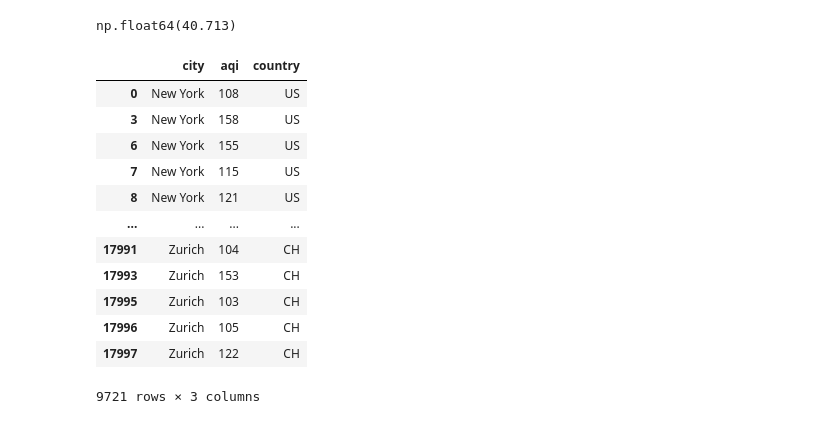
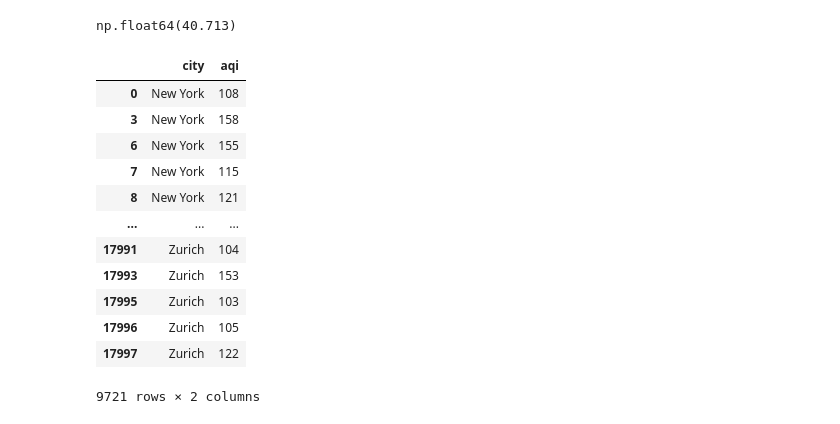
Before and after one commit to bhawana-vibes/AI_class, a Jupyter notebook: pandas.ipynb, the cells around one changed output. Drawn from its saved outputs; the diff is of its cells as text; code cells hidden in the pictures.

```diff
--- a/pandas.ipynb
+++ b/pandas.ipynb
@@ -258,22 +258,25 @@ np.float64(40.713)
 # %%
 #filtering of data
 df[df["aqi"]>100]
 df[(df["aqi"]>100) & (df["temperature"] >30)]
 df[df["aqi"]>100][["city" , "aqi" , "country"]]
+
+#query - copy
+df.query("aqi > 100")[["city" , "aqi"]]
 # %% [output]
-|  | city | aqi | country |
-| 0 | New York | 108 | US |
-| 3 | New York | 158 | US |
-| 6 | New York | 155 | US |
-| 7 | New York | 115 | US |
-| 8 | New York | 121 | US |
-| ... | ... | ... | ... |
-| 17991 | Zurich | 104 | CH |
-| 17993 | Zurich | 153 | CH |
-| 17995 | Zurich | 103 | CH |
-| 17996 | Zurich | 105 | CH |
-| 17997 | Zurich | 122 | CH |
+|  | city | aqi |
+| 0 | New York | 108 |
+| 3 | New York | 158 |
+| 6 | New York | 155 |
+| 7 | New York | 115 |
+| 8 | New York | 121 |
+| ... | ... | ... |
+| 17991 | Zurich | 104 |
+| 17993 | Zurich | 153 |
+| 17995 | Zurich | 103 |
+| 17996 | Zurich | 105 |
+| 17997 | Zurich | 122 |
-9721 rows × 3 columns
+9721 rows × 2 columns
 # %%
 df
 # %% [output]
```
Also changed, not shown: parts of 4 cells of this notebook, 2 other files.
